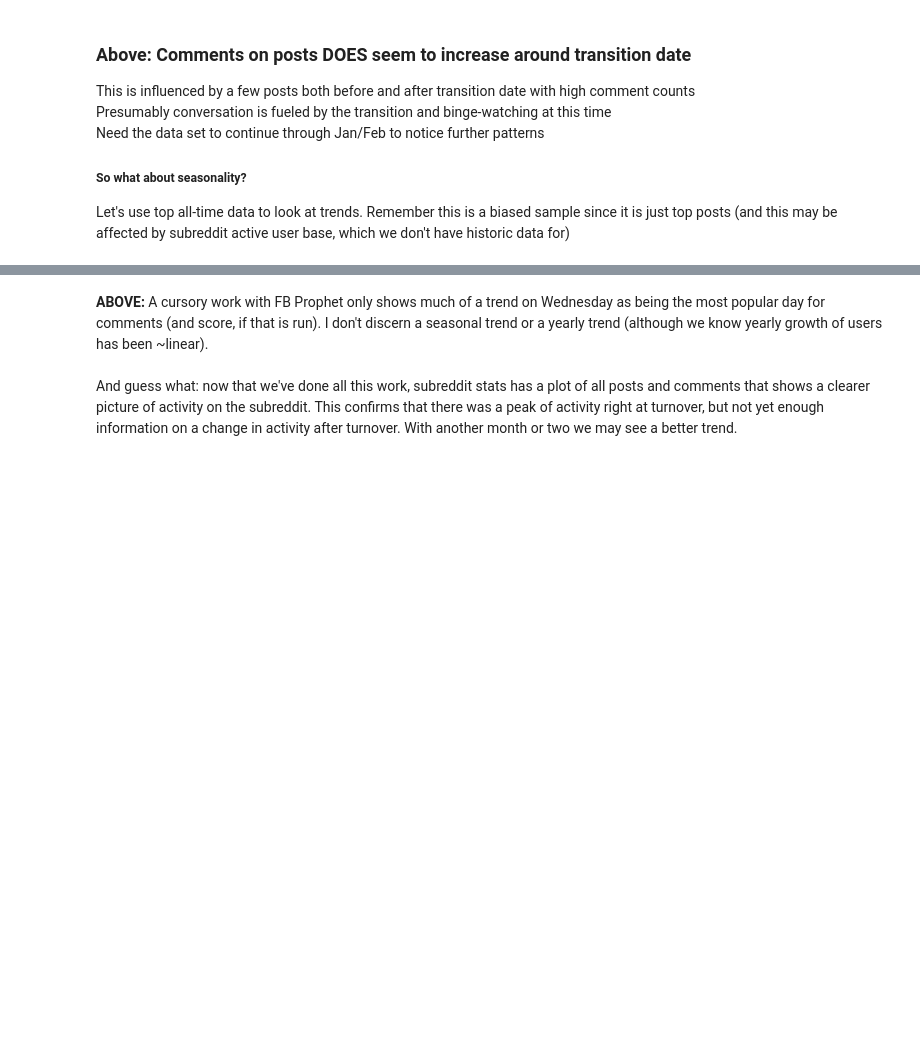
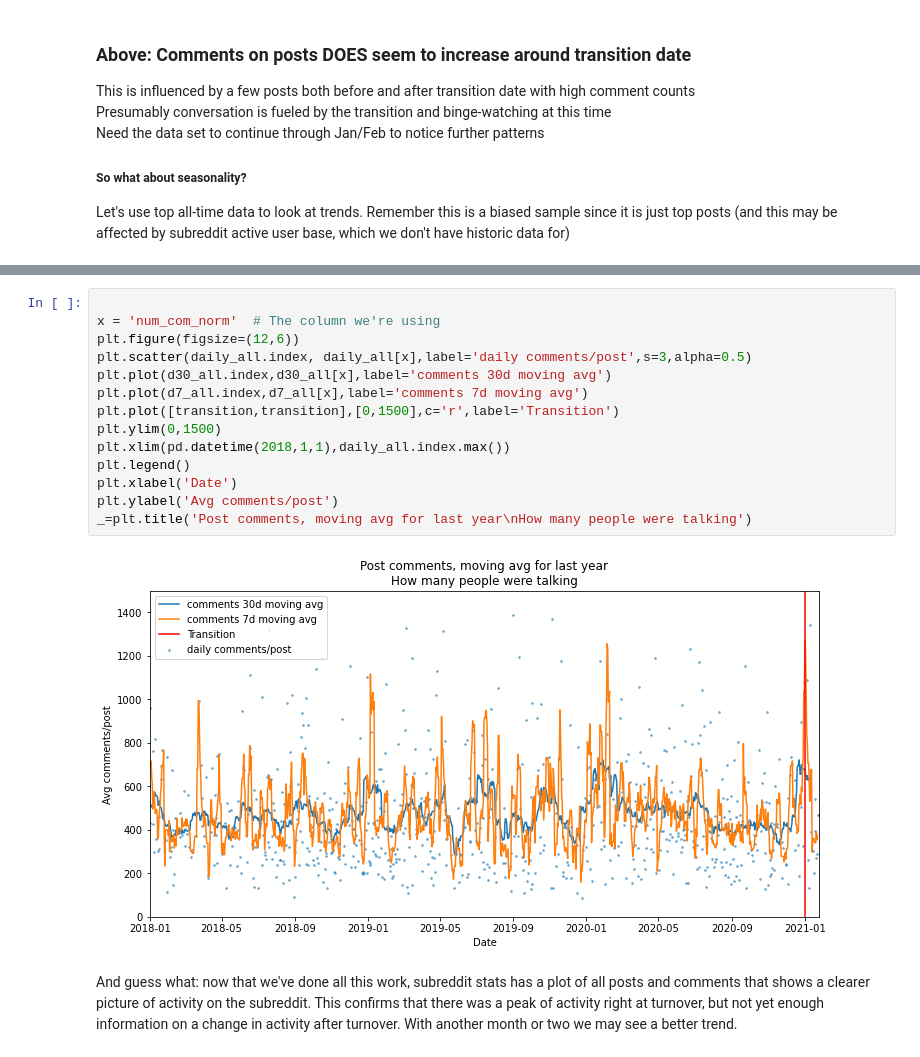
Before and after one commit to nb137/Reddit-DM-Popularity, a Jupyter notebook: Reddit_Office_Popularity.ipynb, the cells around one changed output, grey strips where cells are left out. Drawn from its saved outputs; the diff is of its cells as text; blank space fills up the shorter version.

```diff
--- a/Reddit_Office_Popularity.ipynb
+++ b/Reddit_Office_Popularity.ipynb
@@ -189,6 +219,20 @@ fig2 = m.plot_components(forecast)
+# %%
+
+x = 'num_com_norm'  # The column we're using
+plt.figure(figsize=(12,6))
+plt.scatter(daily_all.index, daily_all[x],label='daily comments/post',s=3,alpha=0.5)
+plt.plot(d30_all.index,d30_all[x],label='comments 30d moving avg')
+plt.plot(d7_all.index,d7_all[x],label='comments 7d moving avg')
+plt.plot([transition,transition],[0,1500],c='r',label='Transition')
+plt.ylim(0,1500)
+plt.xlim(pd.datetime(2018,1,1),daily_all.index.max())
+plt.legend()
+plt.xlabel('Date')
+plt.ylabel('Avg comments/post')
+_=plt.title('Post comments, moving avg for last year\nHow many people were talking')
+# %% [output]
+[figure, added]
 # %% [markdown]
-<b>ABOVE:</b> A cursory work with FB Prophet only shows much of a trend on Wednesday as being the most popular day for comments (and score, if that is run). I don't discern a seasonal trend or a yearly trend (although we know yearly growth of users has been ~linear).
-<br><br>
 And guess what: now that we've done all this work, subreddit stats has a plot of all posts and comments that shows a clearer picture of activity on the subreddit. This confirms that there was a peak of activity right at turnover, but not yet enough information on a change in activity after turnover. With another month or two we may see a better trend.<br>
 # %% [markdown]
 <b>Comments activity:</b>
```
Also changed, not shown: parts of 7 cells of this notebook, 2 other files.
